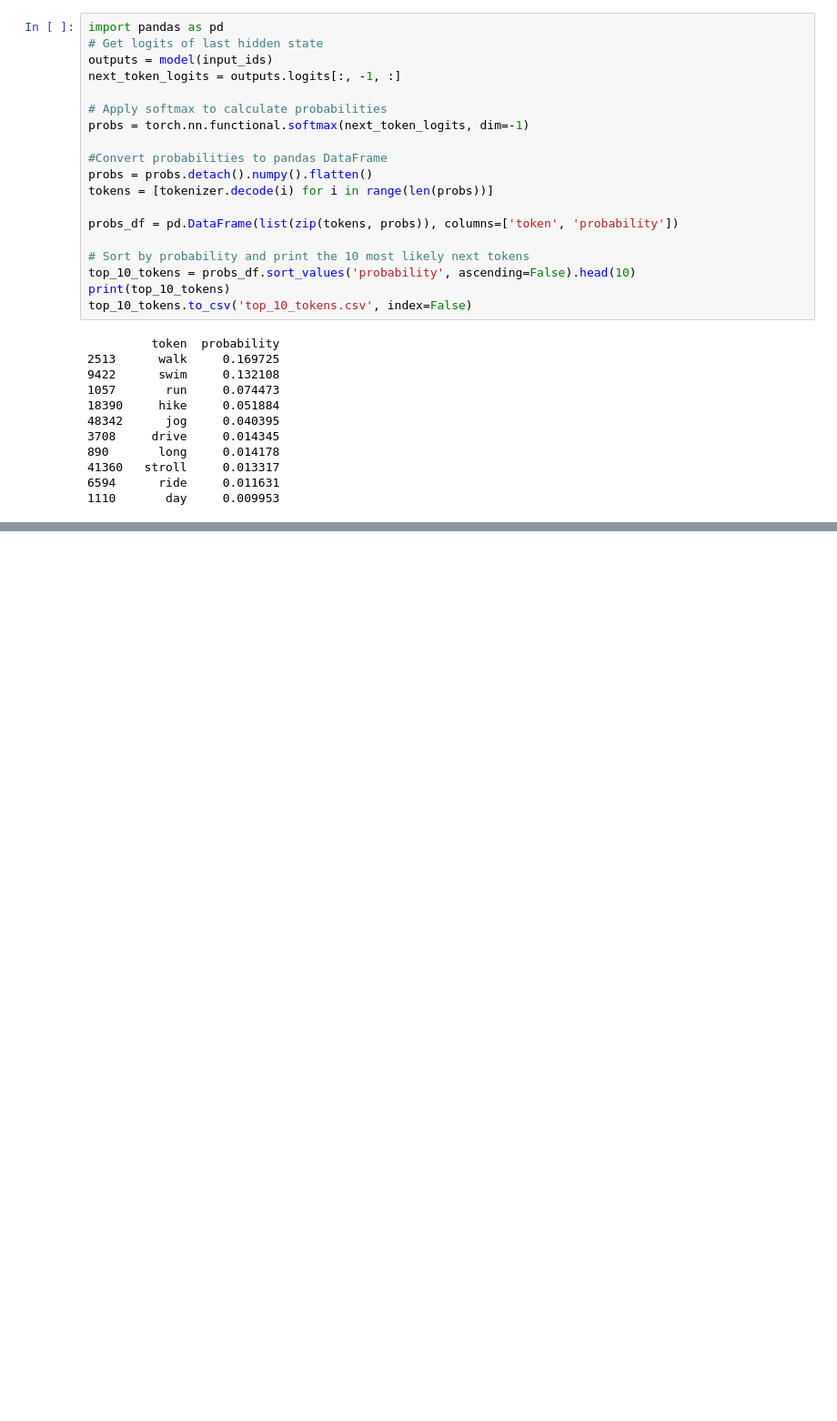
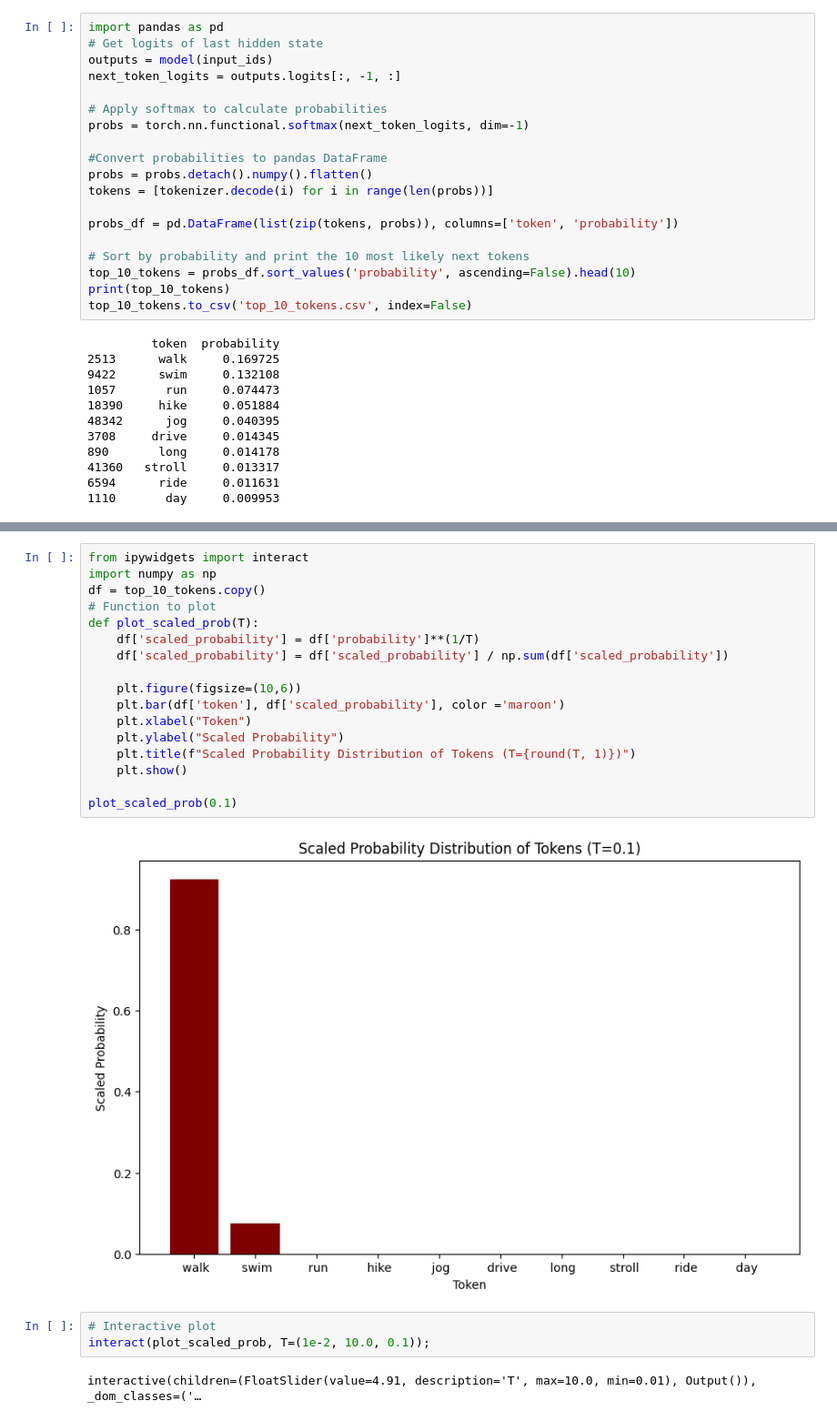
Before and after one commit to oduerr/llm_playground, a Jupyter notebook: hugging_face/sampling_from_LLM/hello_world.ipynb, the cells around one changed output, grey strips where cells are left out. Shown at 91% size. Drawn from its saved outputs; the diff is of its cells as text; blank space fills up the shorter version.

```diff
--- a/hugging_face/sampling_from_LLM/hello_world.ipynb
+++ b/hugging_face/sampling_from_LLM/hello_world.ipynb
@@ -135,0 +163,24 @@ top_10_tokens = pd.read_csv('top_10_tokens.csv')
+# %%
+from ipywidgets import interact
+import numpy as np
+df = top_10_tokens.copy()
+# Function to plot
+def plot_scaled_prob(T):
+    df['scaled_probability'] = df['probability']**(1/T)
+    df['scaled_probability'] = df['scaled_probability'] / np.sum(df['scaled_probability'])
+
+    plt.figure(figsize=(10,6))
+    plt.bar(df['token'], df['scaled_probability'], color ='maroon')
+    plt.xlabel("Token")
+    plt.ylabel("Scaled Probability")
+    plt.title(f"Scaled Probability Distribution of Tokens (T={round(T, 1)})")
+    plt.show()
+
+plot_scaled_prob(0.1)
+# %% [output]
+[figure, added]
+# %%
+# Interactive plot
+interact(plot_scaled_prob, T=(1e-2, 10.0, 0.1));
+# %% [output]
+interactive(children=(FloatSlider(value=4.91, description='T', max=10.0, min=0.01), Output()), _dom_classes=('…
```
Also changed, not shown: parts of 5 cells of this notebook, 1 other file.
